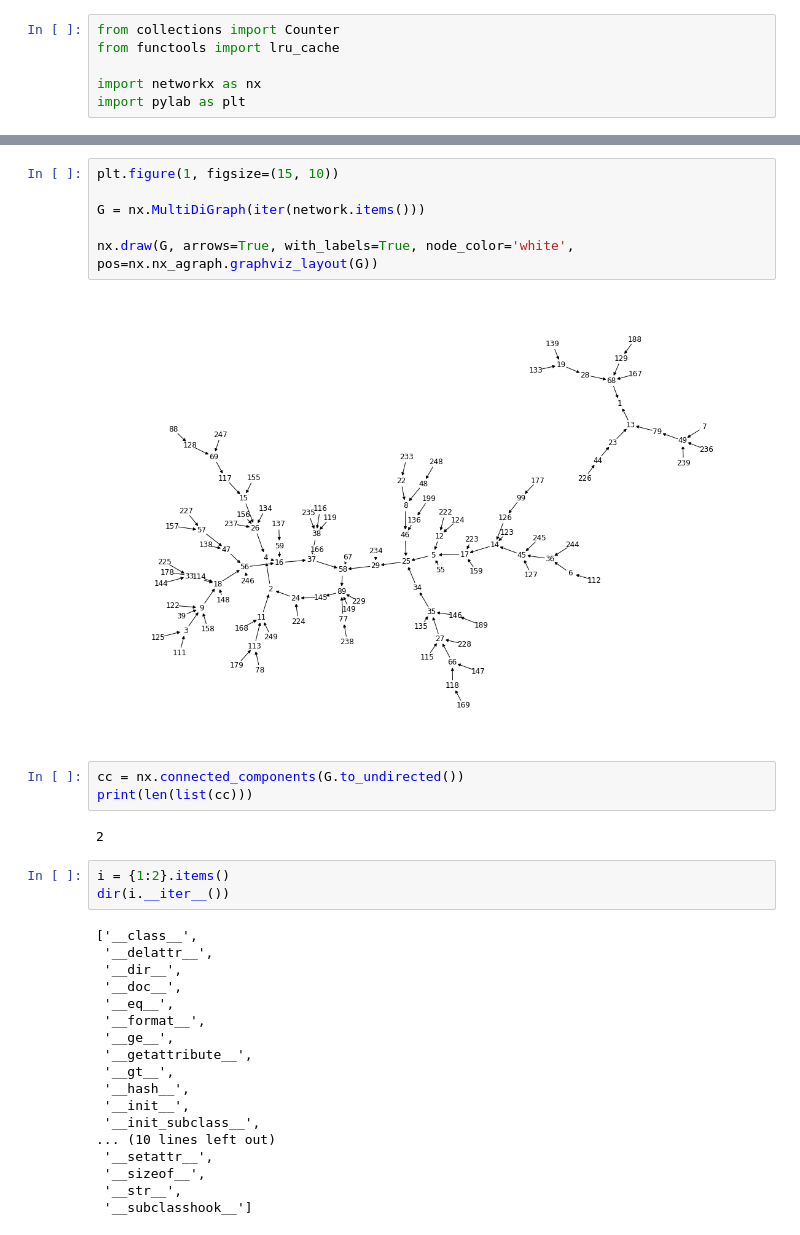
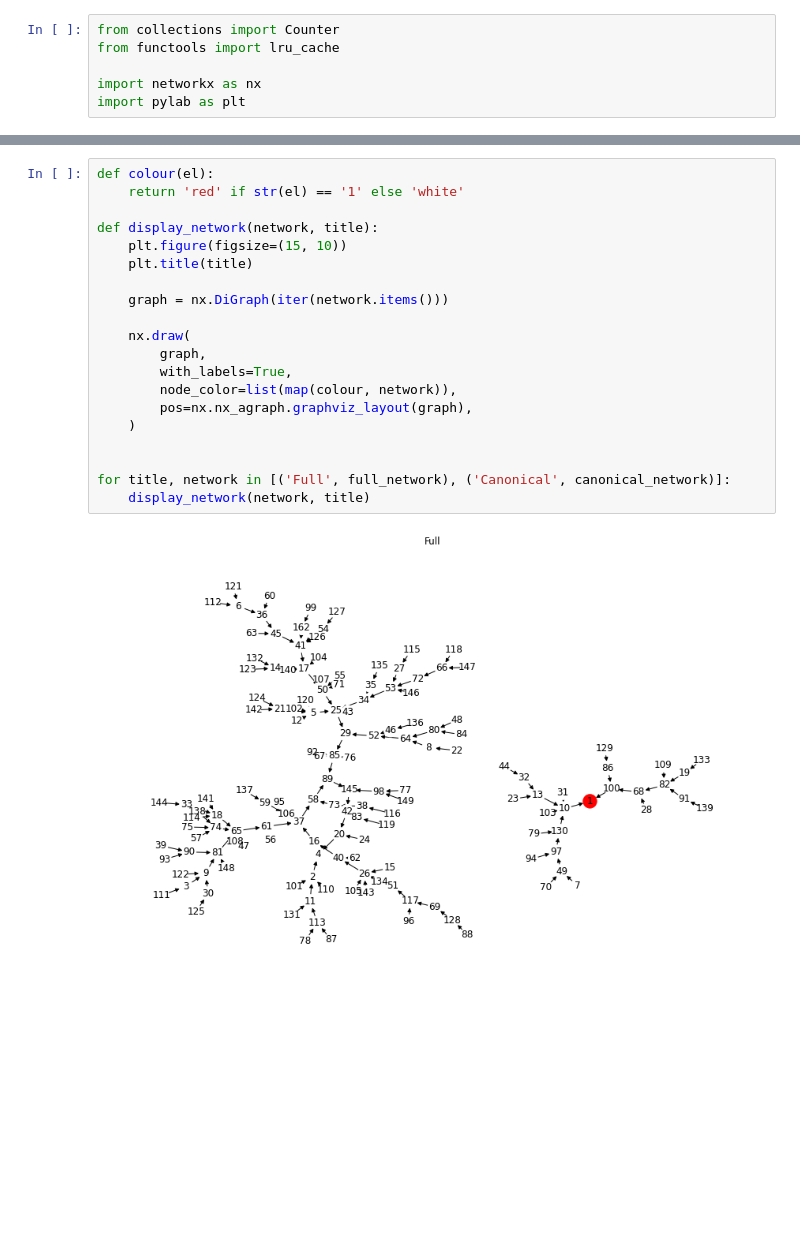
Before and after one commit to tomviner/coding-exercises, a Jupyter notebook: other/squared-digit-sum.ipynb, the cells around one changed output, grey strips where cells are left out. Cells and saved outputs as stored; diff of their text form; blank space fills up the shorter version.

```diff
--- a/other/squared-digit-sum.ipynb
+++ b/other/squared-digit-sum.ipynb
@@ -74,34 +120,22 @@ sub graphs sizes, with input from 1 to 250000
-# %%
-plt.figure(1, figsize=(15, 10))
-
-G = nx.MultiDiGraph(iter(network.items()))
-
-nx.draw(G, arrows=True, with_labels=True, node_color='white', pos=nx.nx_agraph.graphviz_layout(G))
-# %% [output]
-[figure, removed]
-# %%
-cc = nx.connected_components(G.to_undirected())
-print(len(list(cc)))
-# %% [output]
-2
-# %%
-i = {1:2}.items()
-dir(i.__iter__())
-# %% [output]
-['__class__',
- '__delattr__',
- '__dir__',
- '__doc__',
- '__eq__',
- '__format__',
- '__ge__',
- '__getattribute__',
- '__gt__',
- '__hash__',
- '__init__',
- '__init_subclass__',
-... (10 lines left out)
- '__setattr__',
- '__sizeof__',
- '__str__',
- '__subclasshook__']
+# %%
+def colour(el):
+    return 'red' if str(el) == '1' else 'white'
+
+def display_network(network, title):
+    plt.figure(figsize=(15, 10))
+    plt.title(title)
+
+    graph = nx.DiGraph(iter(network.items()))
+
+    nx.draw(
+        graph,
+        with_labels=True,
+        node_color=list(map(colour, network)),
+        pos=nx.nx_agraph.graphviz_layout(graph),
+    )
+
+
+for title, network in [('Full', full_network), ('Canonical', canonical_network)]:
+    display_network(network, title)
+# %% [output]
+[figure, added]
```
Also changed, not shown: parts of 2 cells of this notebook.
